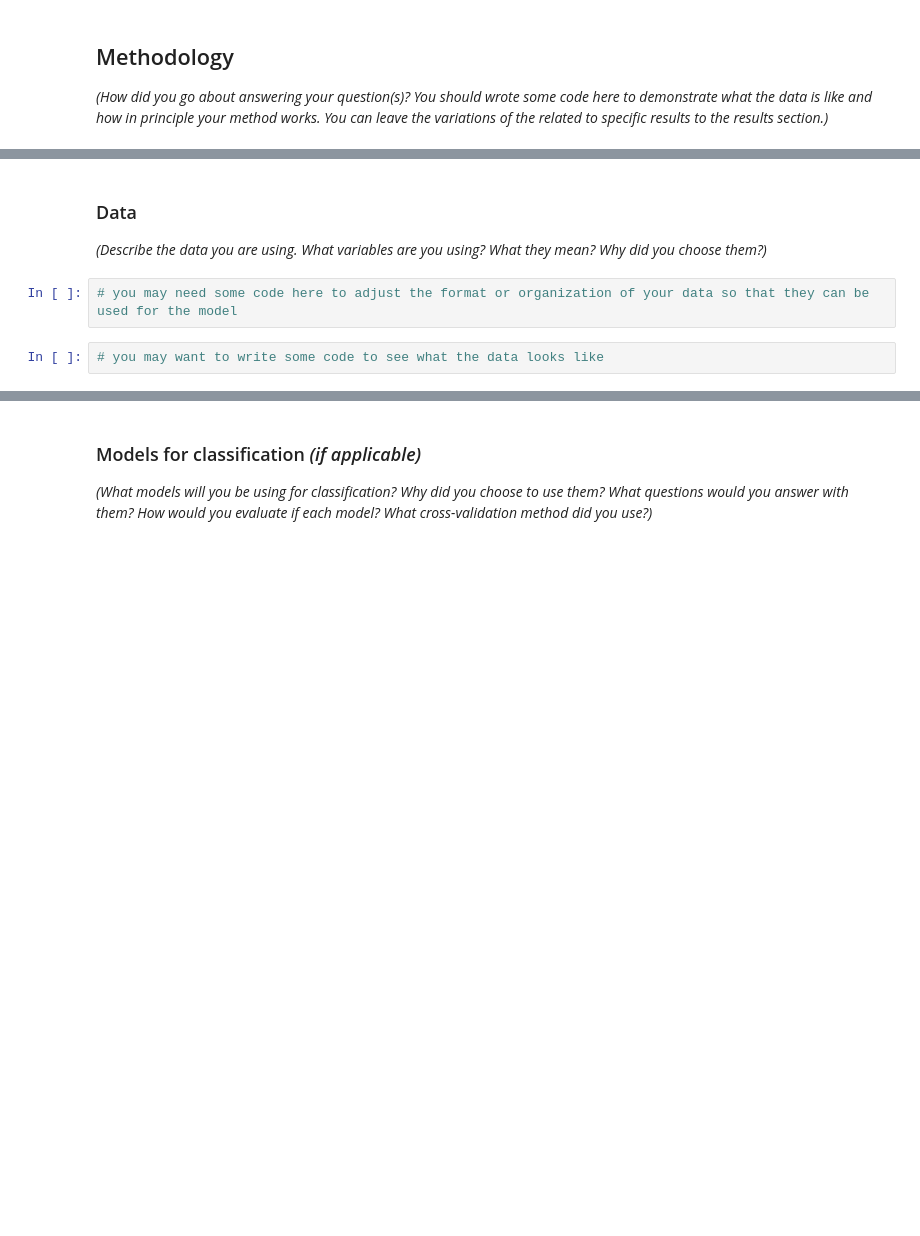
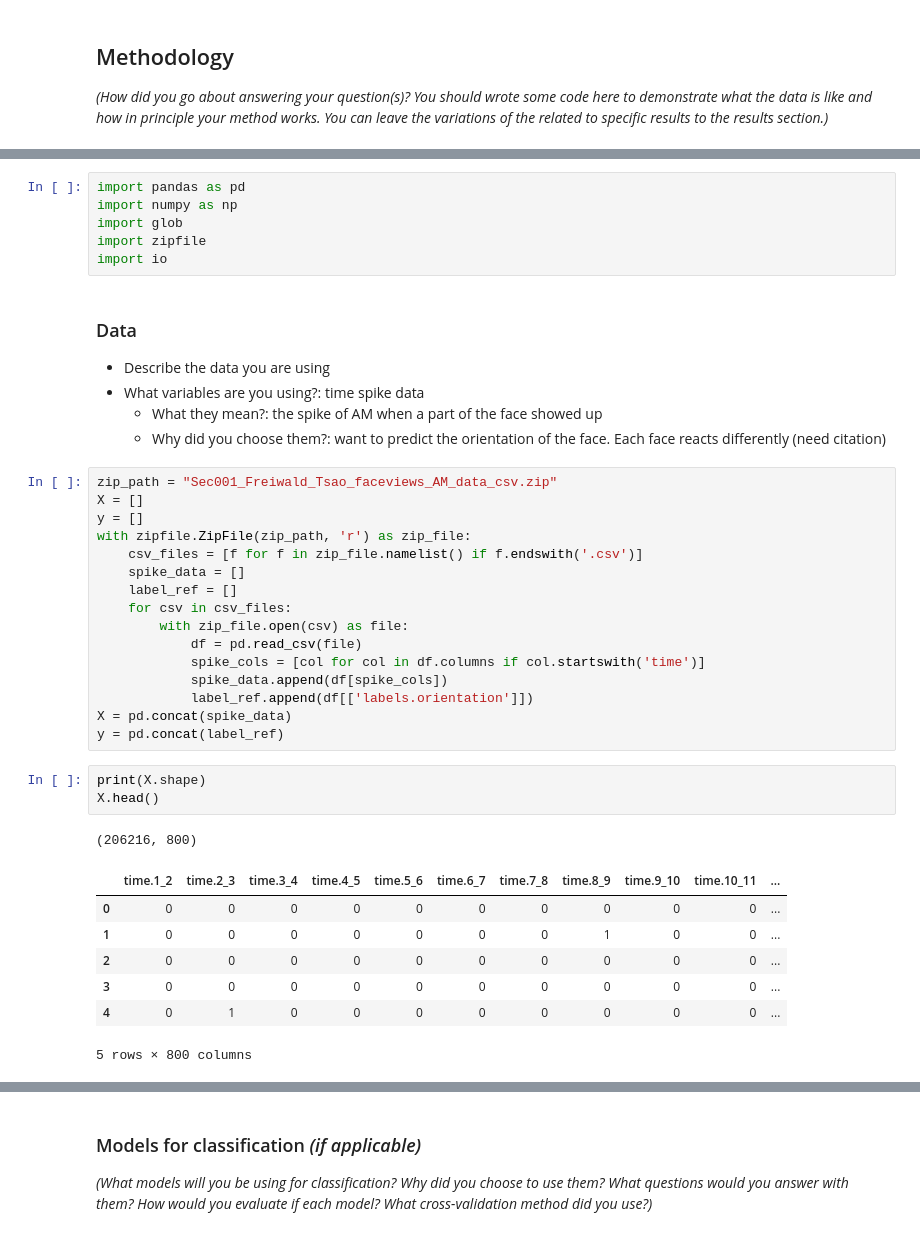
Before and after one commit to sthuy9804/cmse381-final-project, a Jupyter notebook: ProjectTemplate.ipynb, the cells around one changed output, grey strips where cells are left out. Drawn from its saved outputs; the diff is of its cells as text; blank space fills up the shorter version.

Commit message:
format data again

```diff
--- a/ProjectTemplate.ipynb
+++ b/ProjectTemplate.ipynb
@@ -36,7 +34,40 @@ _(How did you go about answering your question(s)? You should wrote some code he
+# %%
+import pandas as pd
+import numpy as np
+import glob
+import zipfile
+import io
 # %% [markdown]
 ### Data
-_(Describe the data you are using. What variables are you using? What they mean? Why did you choose them?)_
+* Describe the data you are using
+* What variables are you using?: time spike data
+    * What they mean?: the spike of AM when a part of the face showed up
+    * Why did you choose them?: want to predict the orientation of the face. Each face reacts differently (need citation)
-# %%
-# you may need some code here to adjust the format or organization of your data so that they can be used for the model
-# %%
-# you may want to write some code to see what the data looks like
+# %%
+zip_path = "Sec001_Freiwald_Tsao_faceviews_AM_data_csv.zip"
+X = []
+y = []
+with zipfile.ZipFile(zip_path, 'r') as zip_file:
+    csv_files = [f for f in zip_file.namelist() if f.endswith('.csv')]
+    spike_data = []
+    label_ref = []
+    for csv in csv_files:
+        with zip_file.open(csv) as file:
+            df = pd.read_csv(file)
+            spike_cols = [col for col in df.columns if col.startswith('time')]
+            spike_data.append(df[spike_cols])
+            label_ref.append(df[['labels.orientation']])
+X = pd.concat(spike_data)
+y = pd.concat(label_ref)
+# %%
+print(X.shape)
+X.head()
+# %% [output]
+(206216, 800)
+|  | time.1_2 | time.2_3 | time.3_4 | time.4_5 | time.5_6 | time.6_7 | time.7_8 | time.8_9 | time.9_10 | time.10_11 | ... |
+| 0 | 0 | 0 | 0 | 0 | 0 | 0 | 0 | 0 | 0 | 0 | ... |
+| 1 | 0 | 0 | 0 | 0 | 0 | 0 | 0 | 1 | 0 | 0 | ... |
+| 2 | 0 | 0 | 0 | 0 | 0 | 0 | 0 | 0 | 0 | 0 | ... |
+| 3 | 0 | 0 | 0 | 0 | 0 | 0 | 0 | 0 | 0 | 0 | ... |
+| 4 | 0 | 1 | 0 | 0 | 0 | 0 | 0 | 0 | 0 | 0 | ... |
+5 rows × 800 columns
```
Also changed, not shown: parts of 2 cells of this notebook, 1 other file.
